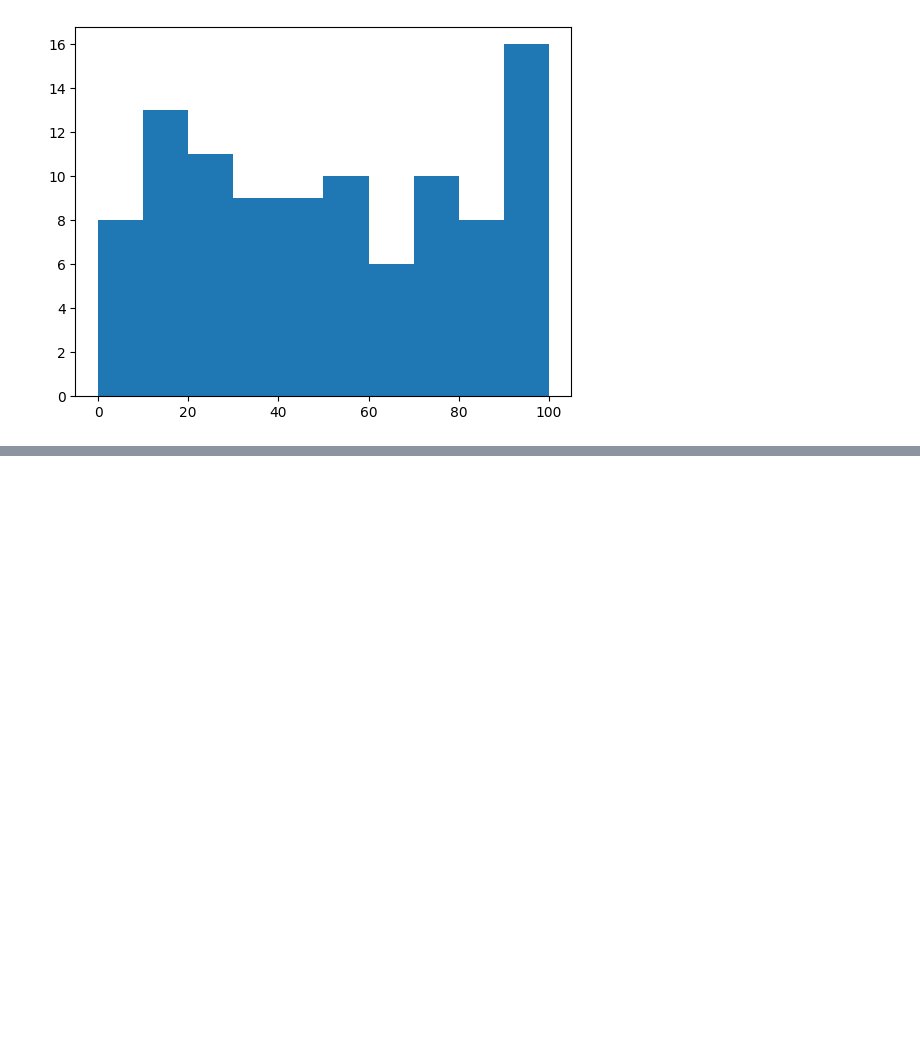
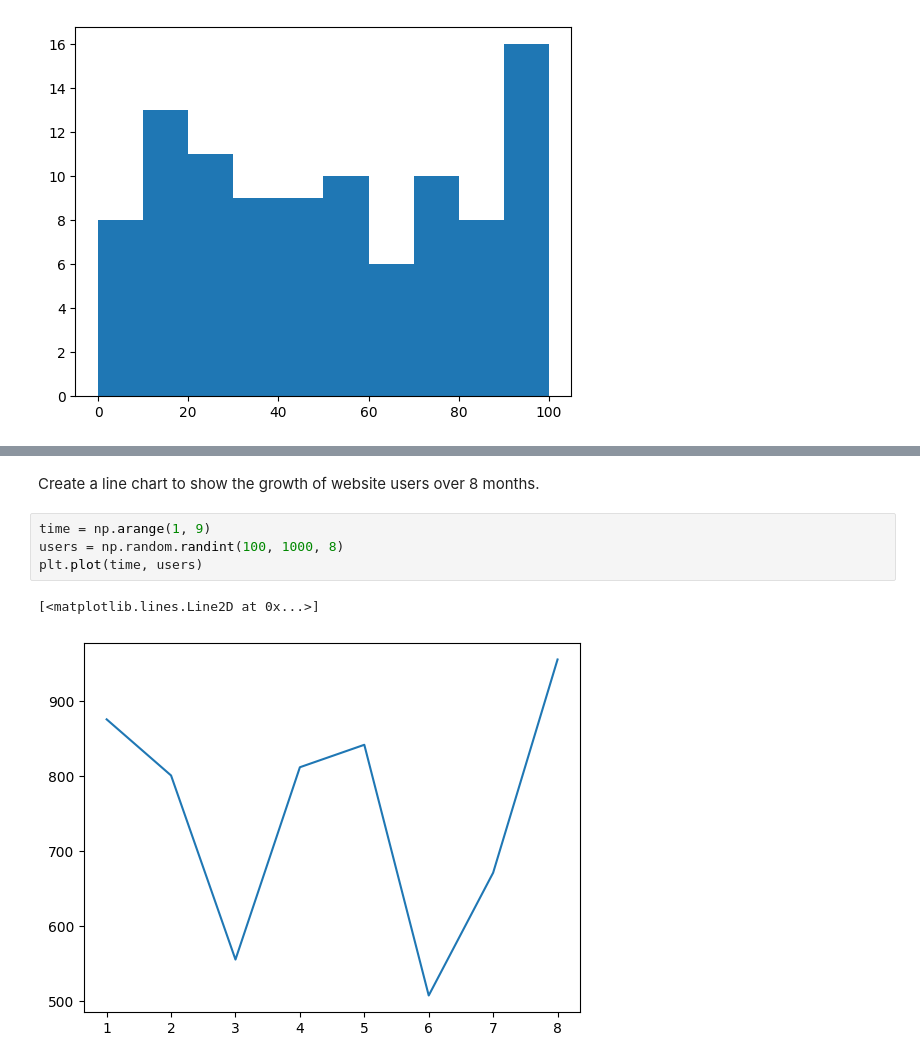
Before and after one commit to saiRajAj/DAVIS, a Jupyter notebook: data_visualization.ipynb, the cells around one changed output, grey strips where cells are left out. Saved outputs shown, nothing was run; the diff lists cells and outputs as text; blank space fills up the shorter version.

```diff
--- a/data_visualization.ipynb
+++ b/data_visualization.ipynb
@@ -33,0 +63,9 @@ plt.hist(marks)
+# %% [markdown]
+Create a line chart to show the growth of website users over 8 months.
+# %%
+time = np.arange(1, 9)
+users = np.random.randint(100, 1000, 8)
+plt.plot(time, users)
+# %% [output]
+[<matplotlib.lines.Line2D at 0x...>]
+[figure, added]
```
Also changed, not shown: parts of 32 cells of this notebook.
